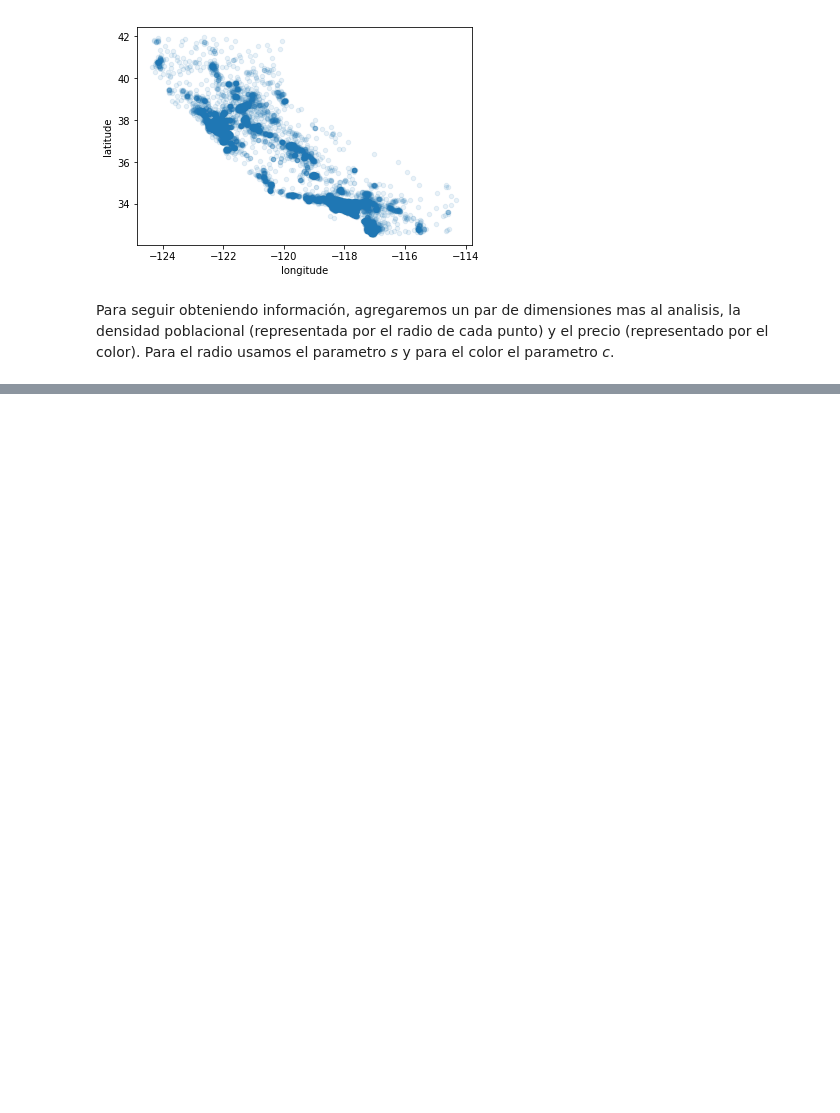
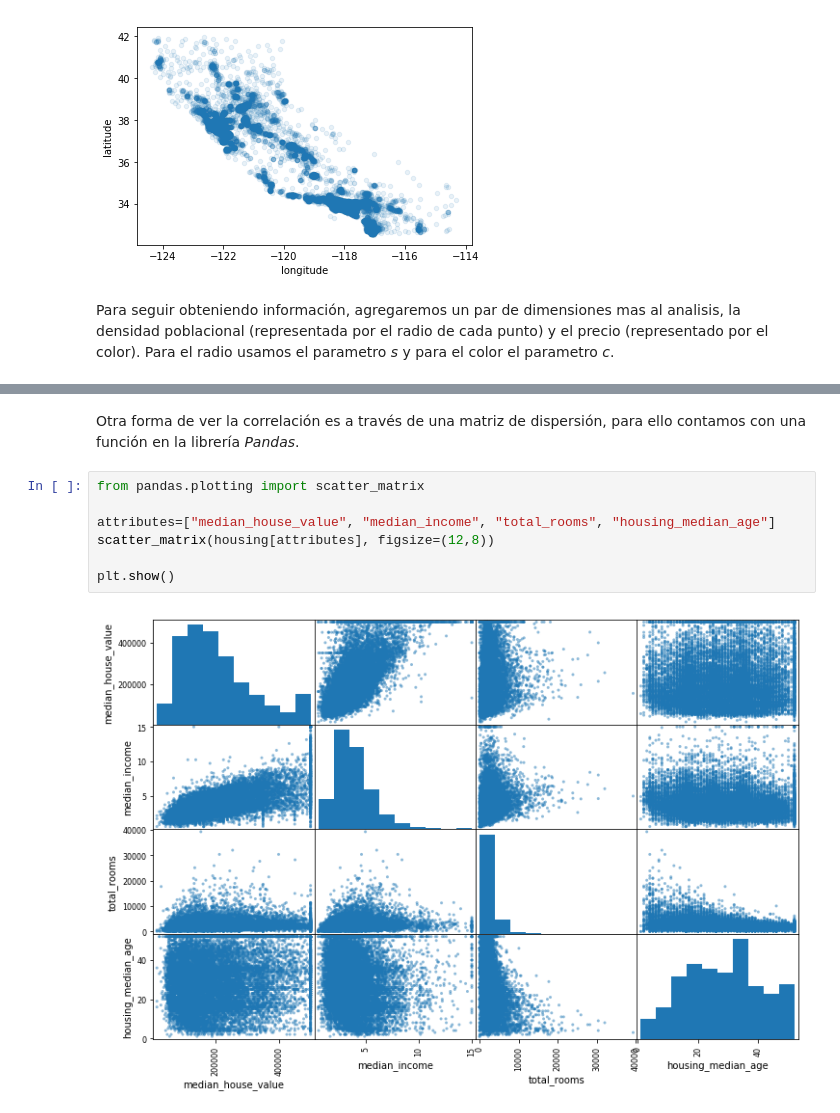
Before and after one commit to moyarzunsil/Intro_ML, a Jupyter notebook: 02 - Pasos de un proyecto de ML.ipynb, the cells around one changed output, grey strips where cells are left out. Saved outputs shown, nothing was run; the diff lists cells and outputs as text; blank space fills up the shorter version.

```diff
--- a/02 - Pasos de un proyecto de ML.ipynb
+++ b/02 - Pasos de un proyecto de ML.ipynb
@@ -281,0 +302,11 @@ plt.legend()
+# %% [markdown]
+Otra forma de ver la correlación es a través de una matriz de dispersión, para ello contamos con una función en la librería *Pandas*.
+# %%
+from pandas.plotting import scatter_matrix
+
+attributes=["median_house_value", "median_income", "total_rooms", "housing_median_age"]
+scatter_matrix(housing[attributes], figsize=(12,8))
+
+plt.show()
+# %% [output]
+[figure, added]
```
Also changed, not shown: parts of 13 cells of this notebook, 1 other file.
